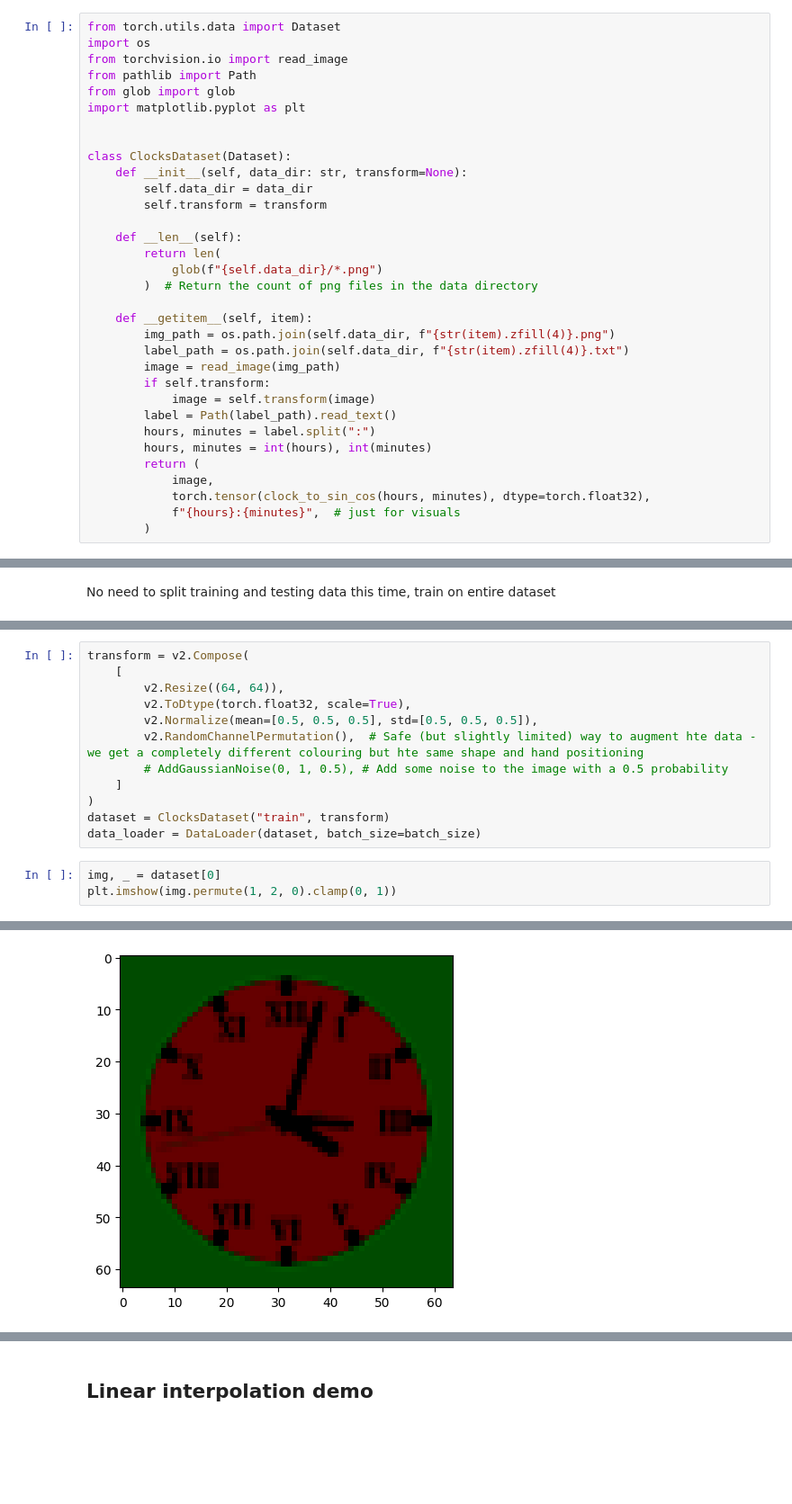
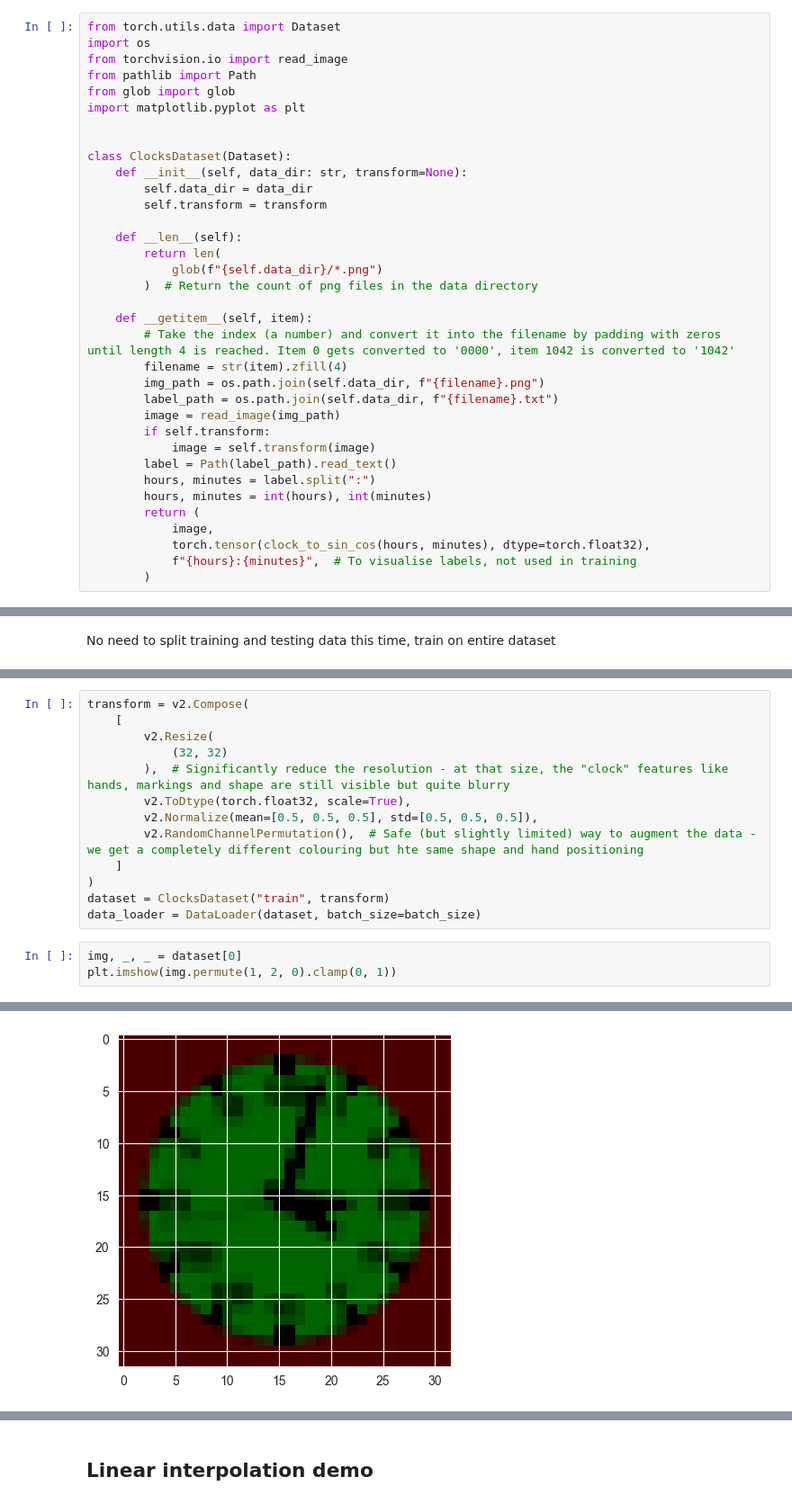
Before and after one commit to dont-text-me/PADL-assessment, a Jupyter notebook: padl.ipynb, the cells around one changed output, grey strips where cells are left out. Shown at 90% size. Drawn from its saved outputs; the diff is of its cells as text; blank space fills up the shorter version.

```diff
--- a/padl.ipynb
+++ b/padl.ipynb
@@ -508,8 +721,10 @@ class ClocksDataset(Dataset):
         )  # Return the count of png files in the data directory
 
     def __getitem__(self, item):
-        img_path = os.path.join(self.data_dir, f"{str(item).zfill(4)}.png")
-        label_path = os.path.join(self.data_dir, f"{str(item).zfill(4)}.txt")
+        # Take the index (a number) and convert it into the filename by padding with zeros until length 4 is reached. Item 0 gets converted to '0000', item 1042 is converted to '1042'
+        filename = str(item).zfill(4)
+        img_path = os.path.join(self.data_dir, f"{filename}.png")
+        label_path = os.path.join(self.data_dir, f"{filename}.txt")
         image = read_image(img_path)
         if self.transform:
             image = self.transform(image)
@@ -519,7 +734,7 @@ class ClocksDataset(Dataset):
         return (
             image,
             torch.tensor(clock_to_sin_cos(hours, minutes), dtype=torch.float32),
-            f"{hours}:{minutes}",  # just for visuals
+            f"{hours}:{minutes}",  # To visualise labels, not used in training
         )
 # %%
 from torchvision.transforms import v2
@@ -908,18 +1112,19 @@ class AddGaussianNoise(object):
 # %%
 transform = v2.Compose(
     [
-        v2.Resize((64, 64)),
+        v2.Resize(
+            (32, 32)
+        ),  # Significantly reduce the resolution - at that size, the "clock" features like hands, markings and shape are still visible but quite blurry
         v2.ToDtype(torch.float32, scale=True),
         v2.Normalize(mean=[0.5, 0.5, 0.5], std=[0.5, 0.5, 0.5]),
-        v2.RandomChannelPermutation(),  # Safe (but slightly limited) way to augment hte data - we get a completely different colouring but hte same shape and hand positioning
-        # AddGaussianNoise(0, 1, 0.5), # Add some noise to the image with a 0.5 probability
+        v2.RandomChannelPermutation(),  # Safe (but slightly limited) way to augment the data - we get a completely different colouring but hte same shape and hand positioning
     ]
 )
 dataset = ClocksDataset("train", transform)
 data_loader = DataLoader(dataset, batch_size=batch_size)
 # %%
-img, _ = dataset[0]
+img, _, _ = dataset[0]
 plt.imshow(img.permute(1, 2, 0).clamp(0, 1))
 # %% [output]
 <matplotlib.image.AxesImage at 0x...>
-[figure, old version]
+[figure, new version]
```
Also changed, not shown: parts of 94 cells of this notebook, 1 other file.
